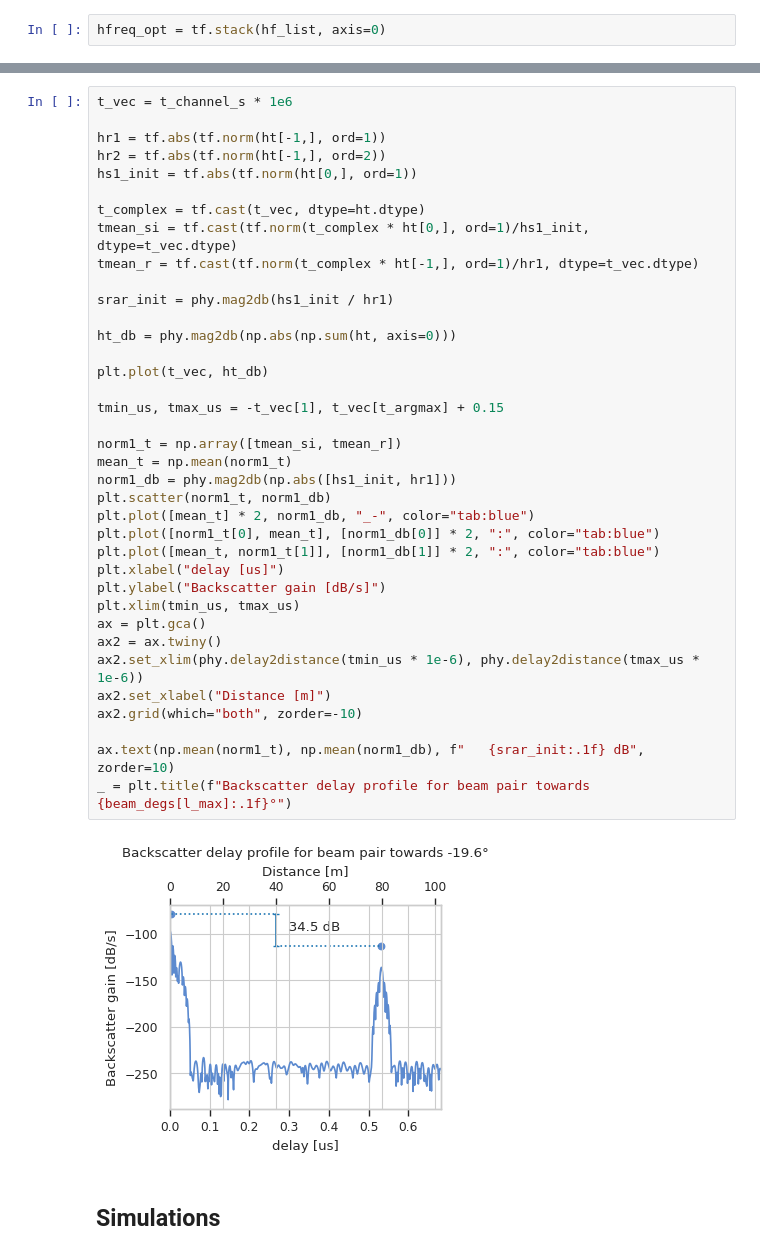
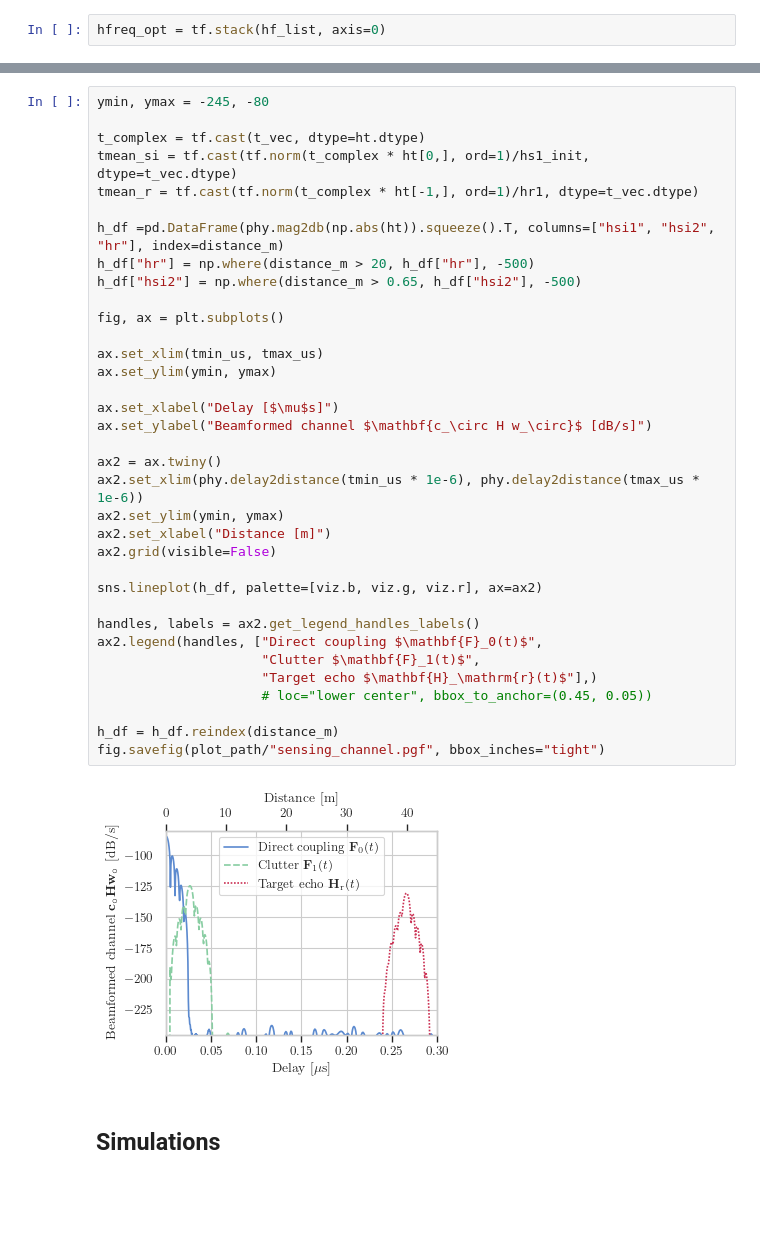
Before and after one commit to rodrihgh/CISSIR, a Jupyter notebook: notebooks/sqnr_bound.ipynb, the cells around one changed output, grey strips where cells are left out. Saved outputs shown, nothing was run; the diff lists cells and outputs as text; blank space fills up the shorter version.

```diff
--- a/notebooks/sqnr_bound.ipynb
+++ b/notebooks/sqnr_bound.ipynb
@@ -335,42 +215,40 @@ hfreq = time_to_ofdm_channel(tf.reshape(ht, shape=(1, ht.shape[0], 1, 1, 1, 1, h
-# %%
-t_vec = t_channel_s * 1e6
-
-hr1 = tf.abs(tf.norm(ht[-1,], ord=1))
-hr2 = tf.abs(tf.norm(ht[-1,], ord=2))
-hs1_init = tf.abs(tf.norm(ht[0,], ord=1))
-
-t_complex = tf.cast(t_vec, dtype=ht.dtype)
-tmean_si = tf.cast(tf.norm(t_complex * ht[0,], ord=1)/hs1_init, dtype=t_vec.dtype)
-tmean_r = tf.cast(tf.norm(t_complex * ht[-1,], ord=1)/hr1, dtype=t_vec.dtype)
-
-srar_init = phy.mag2db(hs1_init / hr1)
-
-ht_db = phy.mag2db(np.abs(np.sum(ht, axis=0)))
-
-plt.plot(t_vec, ht_db)
-
-tmin_us, tmax_us = -t_vec[1], t_vec[t_argmax] + 0.15
-
-norm1_t = np.array([tmean_si, tmean_r])
-mean_t = np.mean(norm1_t)
-norm1_db = phy.mag2db(np.abs([hs1_init, hr1]))
-plt.scatter(norm1_t, norm1_db)
-plt.plot([mean_t] * 2, norm1_db, "_-", color="tab:blue")
-plt.plot([norm1_t[0], mean_t], [norm1_db[0]] * 2, ":", color="tab:blue")
-plt.plot([mean_t, norm1_t[1]], [norm1_db[1]] * 2, ":", color="tab:blue")
-plt.xlabel("delay [us]")
-plt.ylabel("Backscatter gain [dB/s]")
-plt.xlim(tmin_us, tmax_us)
-ax = plt.gca()
-ax2 = ax.twiny()
-ax2.set_xlim(phy.delay2distance(tmin_us * 1e-6), phy.delay2distance(tmax_us * 1e-6))
-ax2.set_xlabel("Distance [m]")
-ax2.grid(which="both", zorder=-10)
-
-ax.text(np.mean(norm1_t), np.mean(norm1_db), f"   {srar_init:.1f} dB", zorder=10)
-_ = plt.title(f"Backscatter delay profile for beam pair towards {beam_degs[l_max]:.1f}°")
-# %% [output]
-[figure, removed]
+# %%
+ymin, ymax = -245, -80
+
+t_complex = tf.cast(t_vec, dtype=ht.dtype)
+tmean_si = tf.cast(tf.norm(t_complex * ht[0,], ord=1)/hs1_init, dtype=t_vec.dtype)
+tmean_r = tf.cast(tf.norm(t_complex * ht[-1,], ord=1)/hr1, dtype=t_vec.dtype)
+
+h_df =pd.DataFrame(phy.mag2db(np.abs(ht)).squeeze().T, columns=["hsi1", "hsi2", "hr"], index=distance_m)
+h_df["hr"] = np.where(distance_m > 20, h_df["hr"], -500)
+h_df["hsi2"] = np.where(distance_m > 0.65, h_df["hsi2"], -500)
+
+fig, ax = plt.subplots()
+
+ax.set_xlim(tmin_us, tmax_us)
+ax.set_ylim(ymin, ymax)
+
+ax.set_xlabel("Delay [$\mu$s]")
+ax.set_ylabel("Beamformed channel $\mathbf{c_\circ H w_\circ}$ [dB/s]")
+
+ax2 = ax.twiny()
+ax2.set_xlim(phy.delay2distance(tmin_us * 1e-6), phy.delay2distance(tmax_us * 1e-6))
+ax2.set_ylim(ymin, ymax)
+ax2.set_xlabel("Distance [m]")
+ax2.grid(visible=False)
+
+sns.lineplot(h_df, palette=[viz.b, viz.g, viz.r], ax=ax2)
+
+handles, labels = ax2.get_legend_handles_labels()
+ax2.legend(handles, ["Direct coupling $\mathbf{F}_0(t)$",
+                     "Clutter $\mathbf{F}_1(t)$",
+                     "Target echo $\mathbf{H}_\mathrm{r}(t)$"],)
+                     # loc="lower center", bbox_to_anchor=(0.45, 0.05))
+
+h_df = h_df.reindex(distance_m)
+fig.savefig(plot_path/"sensing_channel.pgf", bbox_inches="tight")
+# %% [output]
+[figure, added]
 # %% [markdown]
 ## Simulations
 # %%
```
Also changed, not shown: parts of 29 cells of this notebook, 6 other files.
